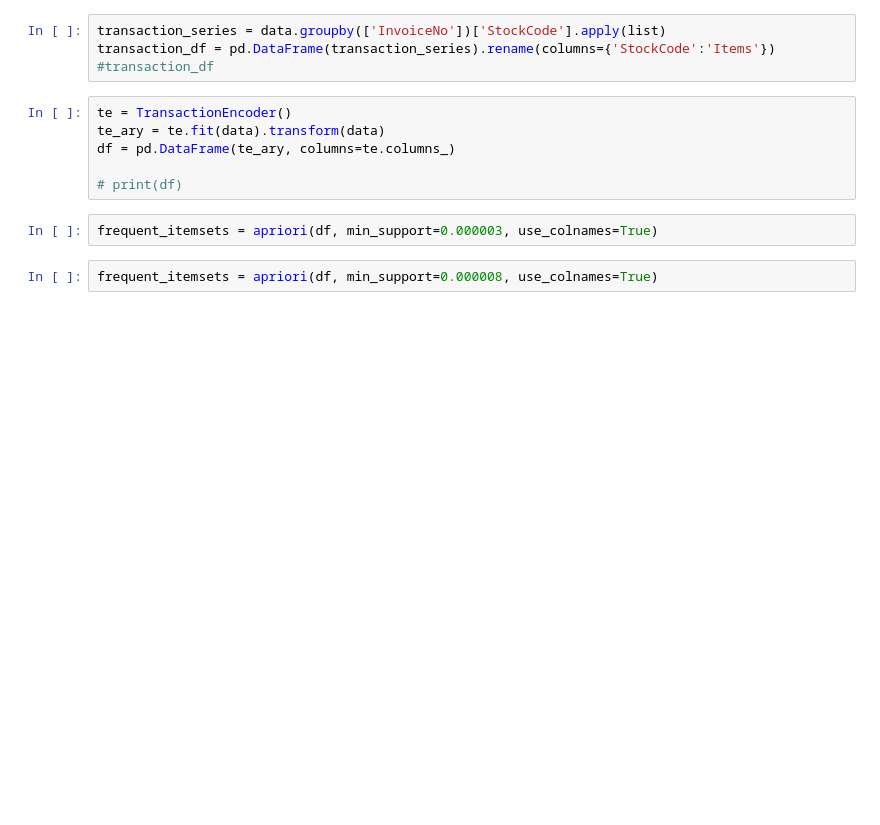
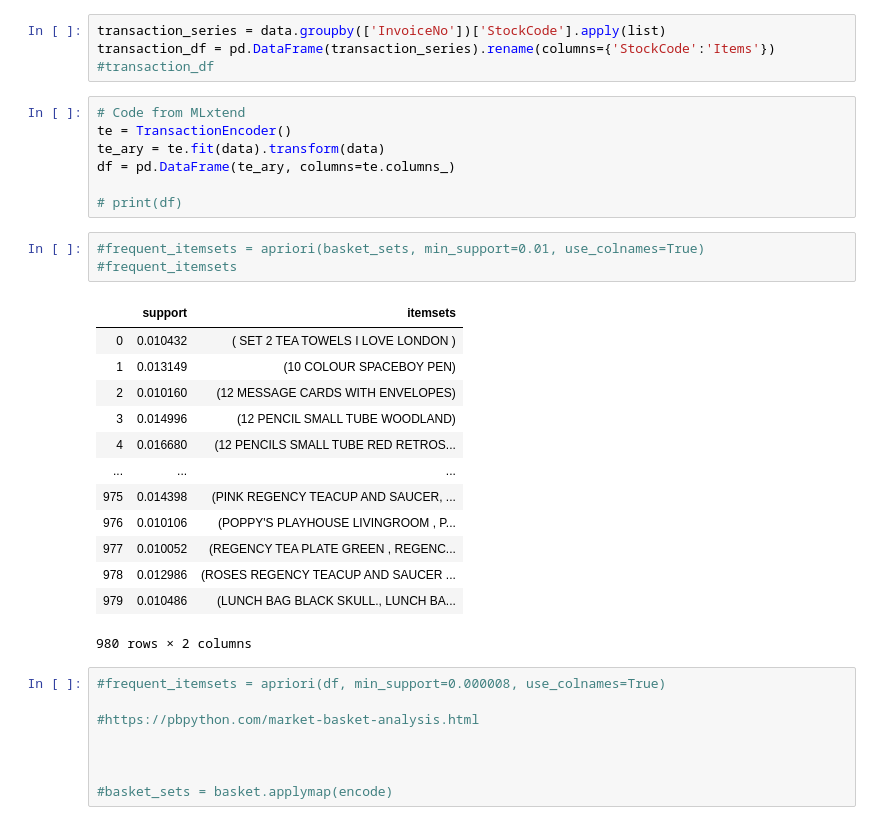
Before and after one commit to codingWithAndy/CSCM35-Big_Data_and_Data_Mining, a Jupyter notebook: Coursework 1/Coursework 1.ipynb, the cells around one changed output. Cells and saved outputs as stored; diff of their text form; blank space fills up the shorter version.

```diff
--- a/Coursework 1/Coursework 1.ipynb
+++ b/Coursework 1/Coursework 1.ipynb
@@ -37,15 +108,37 @@ transaction_series = data.groupby(['InvoiceNo'])['StockCode'].apply(list)
 transaction_df = pd.DataFrame(transaction_series).rename(columns={'StockCode':'Items'})
 #transaction_df
 # %%
+# Code from MLxtend
 te = TransactionEncoder()
 te_ary = te.fit(data).transform(data)
 df = pd.DataFrame(te_ary, columns=te.columns_)
 
 # print(df)
 # %%
-frequent_itemsets = apriori(df, min_support=0.000003, use_colnames=True)
+#frequent_itemsets = apriori(basket_sets, min_support=0.01, use_colnames=True)
+#frequent_itemsets
+# %% [output]
+|  | support | itemsets |
+| 0 | 0.010432 | ( SET 2 TEA TOWELS I LOVE LONDON ) |
+| 1 | 0.013149 | (10 COLOUR SPACEBOY PEN) |
+| 2 | 0.010160 | (12 MESSAGE CARDS WITH ENVELOPES) |
+| 3 | 0.014996 | (12 PENCIL SMALL TUBE WOODLAND) |
+| 4 | 0.016680 | (12 PENCILS SMALL TUBE RED RETROS... |
+| ... | ... | ... |
+| 975 | 0.014398 | (PINK REGENCY TEACUP AND SAUCER, ... |
+| 976 | 0.010106 | (POPPY'S PLAYHOUSE LIVINGROOM , P... |
+| 977 | 0.010052 | (REGENCY TEA PLATE GREEN , REGENC... |
+| 978 | 0.012986 | (ROSES REGENCY TEACUP AND SAUCER ... |
+| 979 | 0.010486 | (LUNCH BAG BLACK SKULL., LUNCH BA... |
+980 rows × 2 columns
 # %%
-frequent_itemsets = apriori(df, min_support=0.000008, use_colnames=True)
+#frequent_itemsets = apriori(df, min_support=0.000008, use_colnames=True)
+
+#https://pbpython.com/market-basket-analysis.html
+
+
+
+#basket_sets = basket.applymap(encode)
 # %%
 # http://rasbt.github.io/mlxtend/user_guide/frequent_patterns/association_rules/
 
```
Also changed, not shown: parts of 11 cells of this notebook, 4 other files.
